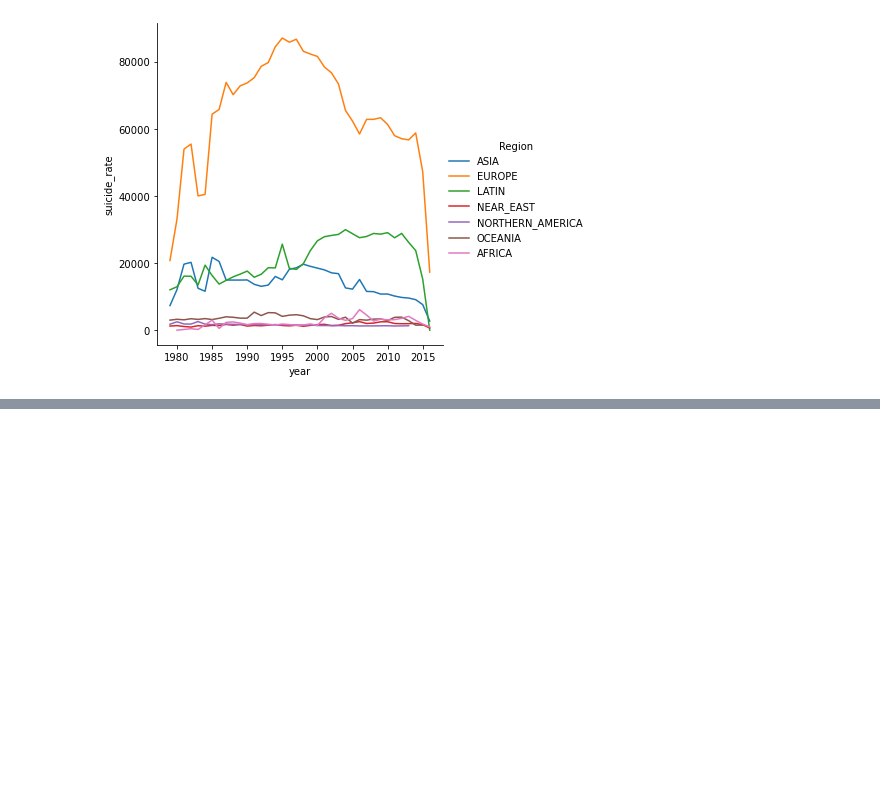
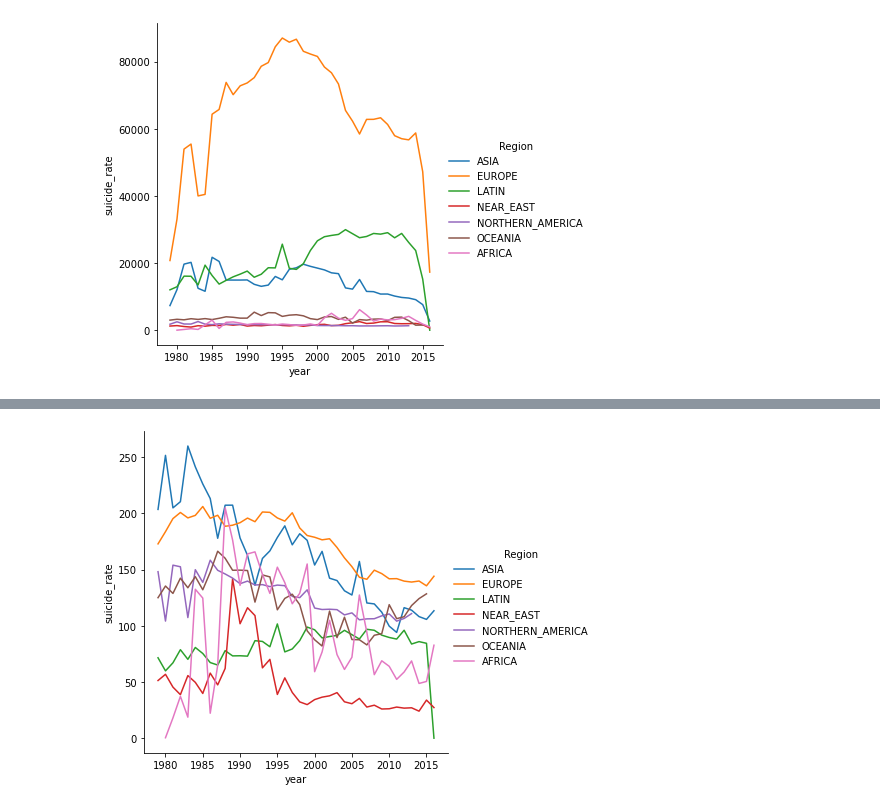
Before and after one commit to marieroses/Project, a Jupyter notebook: DA_Project_Suicide.ipynb, the cells around one changed output, grey strips where cells are left out. Drawn from its saved outputs; the diff is of its cells as text; code cells hidden in the pictures; blank space fills up the shorter version.

Commit message:
Added some plots. Try to figure out how to fill NaN Region

```diff
--- a/DA_Project_Suicide.ipynb
+++ b/DA_Project_Suicide.ipynb
@@ -49,6 +49,3 @@ WHO_ind_clean=WHO_ind.dropna()
 WHO_ind_clean.shape
 # %% [output]
 (36060, 5)
-# %%
-WHO_ind_clean['suicide_rate']=WHO_ind_clean.loc[:,'suicides_no']/WHO_ind_clean.loc[:,'population']*1000000
-print(WHO_ind_clean.head())
@@ -67,0 +52,3 @@ See the caveats in the documentation: https://pandas.pydata.org/pandas-docs/stab
+# %%
+WHO_ind_clean.loc[:,'suicide_rate']=WHO_ind_clean.loc[:,'suicides_no']/WHO_ind_clean.loc[:,'population']*1000000
+print(WHO_ind_clean.head())
@@ -129,3 +150,6 @@ sns.relplot(x="year",y="suicide_rate", data=WHO_by_year, hue='Region', kind='lin
 plt.show()
 # %% [output]
 [figure]
+# %%
+WHO_by_year_mean=WHO_complete.groupby(['year','Region']).mean()
+print(WHO_by_year.head())
@@ -131,0 +164,8 @@ plt.show()
+# %%
+import seaborn as sns
+import matplotlib.pyplot as plt
+
+sns.relplot(x="year",y="suicide_rate", data=WHO_by_year_mean, hue='Region', kind='line')
+plt.show()
+# %% [output]
+[figure, added]
```
Also changed, not shown: parts of 6 cells of this notebook.
